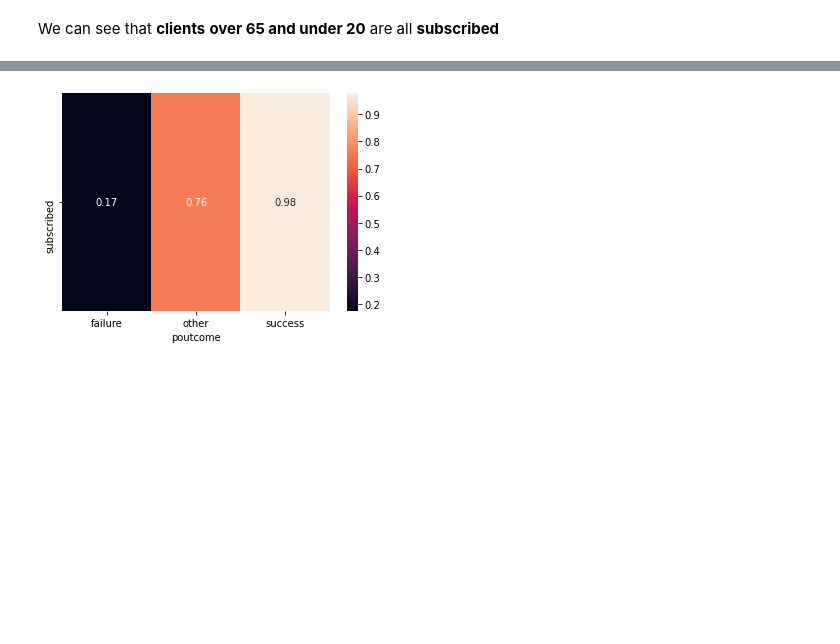
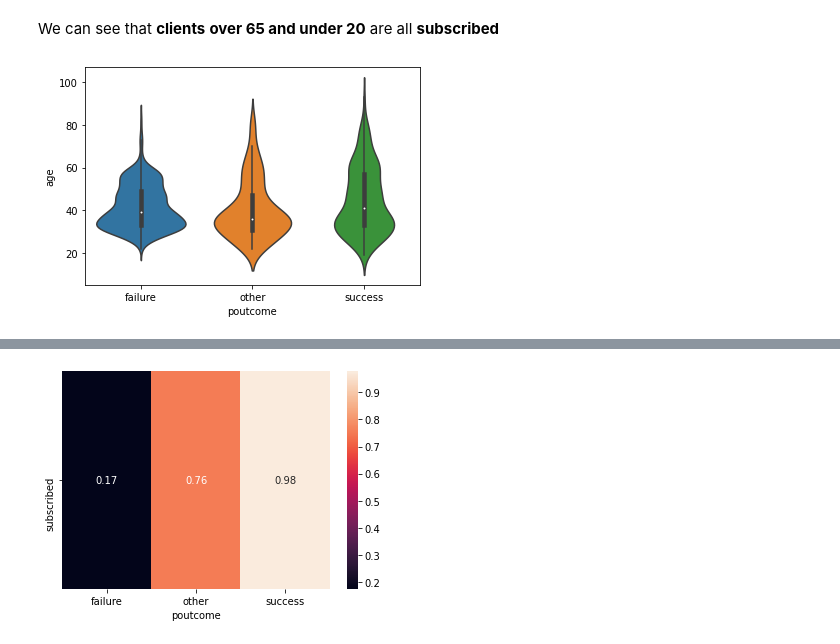
Before and after one commit to mandricic/CS5062, a Jupyter notebook: etivity1.ipynb, the cells around one changed output, grey strips where cells are left out. Cells and saved outputs as stored; diff of their text form; code cells hidden in the pictures; blank space fills up the shorter version.

```diff
--- a/etivity1.ipynb
+++ b/etivity1.ipynb
@@ -214,3 +214,8 @@ plt.show()
 [figure]
 # %% [markdown]
 We can see that **clients** **over 65 and under 20** are all **subscribed**
+# %%
+sns.violinplot(data=df.notna(), x='poutcome', y='age')
+plt.show()
+# %% [output]
+[figure, added]
```
Also changed, not shown: parts of 3 cells of this notebook.
